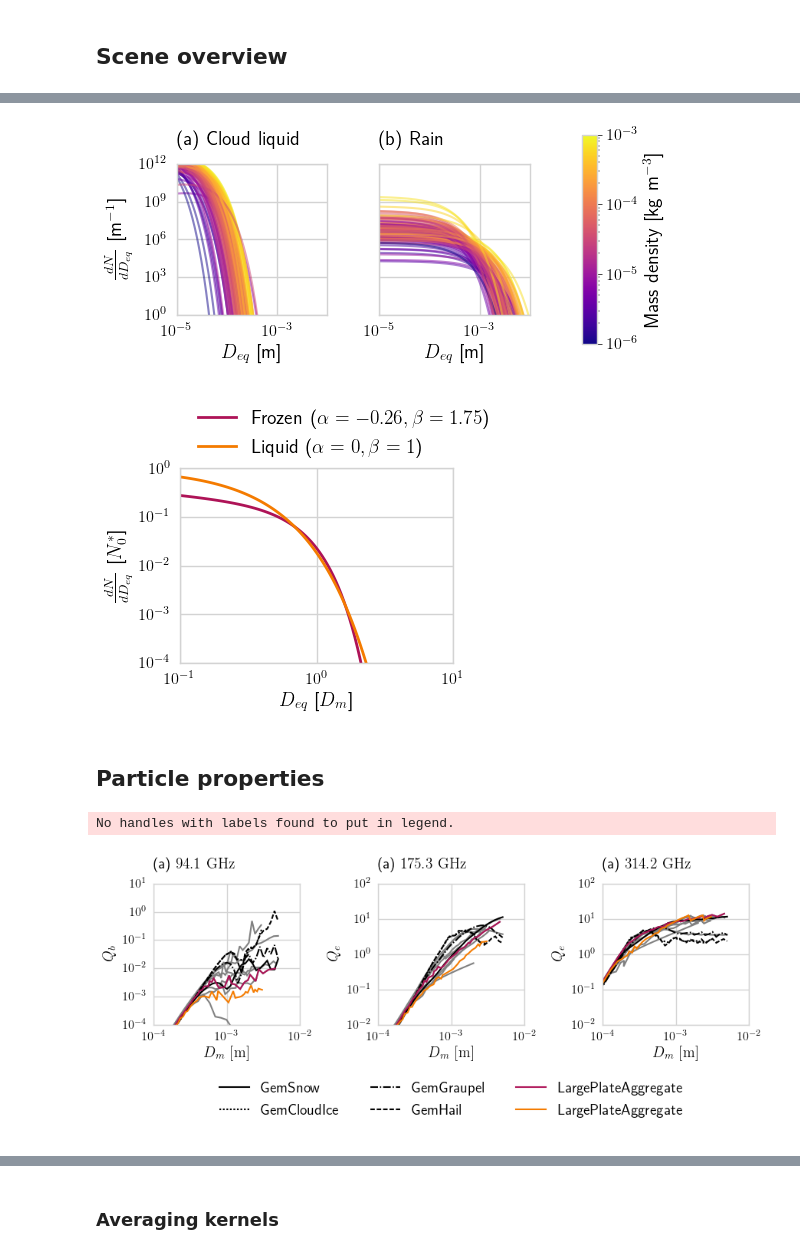
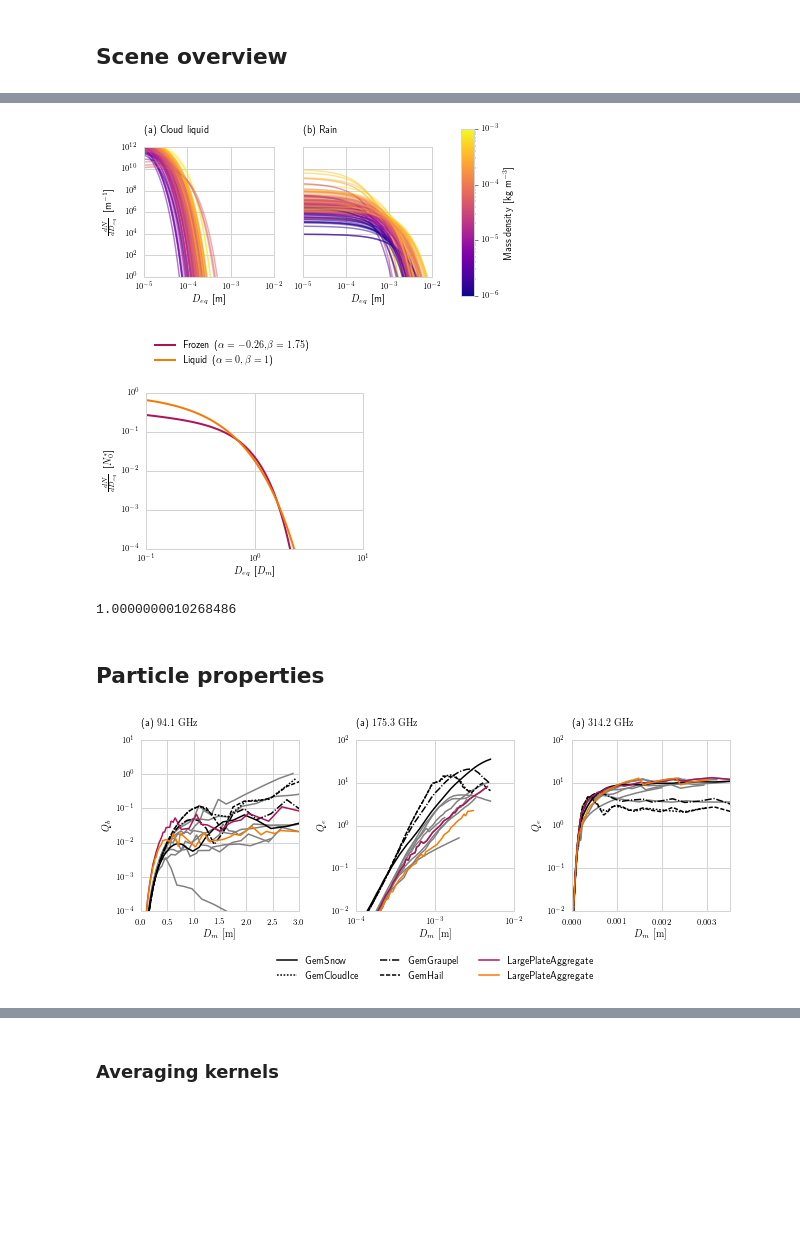
Before and after one commit to simonpf/mcrf, a Jupyter notebook: notebooks/liras/combined_results.ipynb, the cells around one changed output, grey strips where cells are left out. Saved outputs shown, nothing was run; the diff lists cells and outputs as text; code cells hidden in the pictures; blank space fills up the shorter version.

```diff
--- a/notebooks/liras/combined_results.ipynb
+++ b/notebooks/liras/combined_results.ipynb
@@ -166,7 +164,7 @@ for i, z in enumerate(hmcs[0]):
 #ax.set_title("(a) Scene 1", loc = "left")
 ax.set_ylim([0, 20])
 ax.set_ylabel("Altitude [km]")
-ax.set_xlabel("Latitude [$^\circ$]")
+ax.set_xlabel(r"Latitude [$^\circ \ \text{N}$]")
 
 
 #
@@ -395,7 +395,7 @@ plt.colorbar(sm, cax = ax, label = "Mass density [kg m$^{-3}$]")
 plt.tight_layout()
 f.savefig("../../plots/gem_psds_liquid.png", dpi = 300)
 # %% [output]
-[figure, old version]
+[figure, new version]
 # %%
 from matplotlib.cm import plasma
 from mcrf.liras import ice, rain
@@ -432,7 +432,19 @@ plt.tight_layout()
 
 f.savefig("../../plots/psds_retrieval.pdf", bbox_inches = "tight")
 # %% [output]
-[figure, old version]
+[figure, new version]
+# %%
+from arts.xml import load
+data = load("/home/simonpf/Dendrite/SSDB/ArtsScatDbase/ArtsScatDbase_v1.0.0/StandardHabits/FullSet/LargePlateAggregate.xml")
+d = data[0]
+theta = d.za_grid
+ff = d.pha_mat_data[0, 0, :, 0, 0, 0, 0]
+fi = np.trapz(np.sin(np.deg2rad(theta)) * ff * 2 * np.pi, x = np.deg2rad(theta))
+a = d.abs_vec_data[0, 0, 0, 0, 0]
+e = d.ext_mat_data[0, 0, 0, 0, 0]
+(e - a) / fi
+# %% [output]
+1.0000000010268486
 # %% [markdown]
 ## Particle properties
 # %%
@@ -462,7 +474,7 @@ for h in hs:
     e_3 = np.zeros(n)
 
     df = 1e13
-    f0 = 664
+    f0 = 94
     x = np.zeros(n)
     for i in range(n):
         i_f = np.argmin(np.abs(hb.data[i].f_grid - 94 * 1e9))
@@ -470,7 +482,10 @@ for h in hs:
         if (df2 < df):
             f = hb.data[i].f_grid[i_f]
             df = df2
-        x[i] = hb.data[i].pha_mat_data[i_f, -1, -1, 0, 0, 0, 0]
+        i_t = np.argmin(np.abs(hb.data[i].T_grid - 230))
+        x[i] = hb.data[i].pha_mat_data[i_f, i_t, -1, 0, 0, 0, 0]
+        tg = hb.data[i].za_grid
+
     bs_94[h] = x
     fs[h]["94"] = hb.data[i].f_grid[i_f]
 
@@ -482,11 +497,12 @@ for h in hs:
         if (df2 < df):
             f = hb.data[i].f_grid[i_f]
             df = df2
-        x[i] = hb.data[i].ext_mat_data[i_f, -1, 0, 0, 0]
+        i_t = np.argmin(np.abs(hb.data[i].T_grid - 230))
+        x[i] = hb.data[i].ext_mat_data[i_f, i_t, 0, 0, 0]
     ext_94[h] = x
 
     df = 1e13
-    f0 = 664
+    f0 = 183
     x = np.zeros(n)
     for i in range(n):
         i_f = np.argmin(np.abs(hb.data[i].f_grid - 183 * 1e9))
@@ -494,12 +510,13 @@ for h in hs:
         if (df2 < df):
             f = hb.data[i].f_grid[i_f]
             df = df2
-        x[i] = hb.data[i].ext_mat_data[i_f, -1, 0, 0, 0]
+        i_t = np.argmin(np.abs(hb.data[i].T_grid - 230))
+        x[i] = hb.data[i].ext_mat_data[i_f, i_t, 0, 0, 0]
     ext_183[h] = x
     fs[h]["183"] = hb.data[i].f_grid[i_f]
 
     df = 1e13
-    f0 = 664
+    f0 = 325
     x = np.zeros(n)
     for i in range(n):
         i_f = np.argmin(np.abs(hb.data[i].f_grid - 325 * 1e9))
@@ -538,11 +555,11 @@ gem_ls = ["-", ":", "-.", "--"]
 
 for h in hs_robin:
     hb = getattr(habits, h)
-    lbd = speed_of_light / (94 * 1e9)
+    lbd = speed_of_light / (94.1 * 1e9)
     x = np.pi * hb.de / lbd
-    x = hb.de
+    #x = hb.de
     ax_1.plot(x,
-              4 * bs_94[h] / (np.pi * hb.de ** 2),
+              4 * bs_94[h] / (hb.de ** 2),
               c = "grey")
     lbd = speed_of_light / (183 * 1e9)
     x = np.pi * hb.de / lbd
@@ -566,11 +583,10 @@ handles = []
 
 for i, h in enumerate(hs_gem):
     hb = getattr(habits, h)
-    lbd = speed_of_light / (183 * 1e9)
+    lbd = speed_of_light / (94.1 * 1e9)
     x = np.pi * hb.de / lbd
-    x = hb.de
     ax_1.plot(x,
-              4 * bs_94[h] / (np.pi * hb.de ** 2),
+              4 * bs_94[h] / (hb.de ** 2),
               c = "k",
               label = h,
              ls = gem_ls[i])
@@ -578,7 +594,7 @@ for i, h in enumerate(hs_gem):
     x = np.pi * hb.de / lbd
     x = hb.de
     handles += ax_2.plot(x,
-                         4 * ext_183[h] / (np.pi * hb.de ** 2),
+                         4 * ext_183[h] / (hb.de ** 2),
                          c = "k",
                          label = h,
                          ls = gem_ls[i])
@@ -602,11 +618,11 @@ for i, h in enumerate(hs_gem):
 
 for i, h in enumerate(hs_s):
     hb = getattr(habits, h)
-    lbd = speed_of_light / (664 * 1e9)
+    lbd = speed_of_light / (94.1 * 1e9)
     x = np.pi * hb.de / lbd
-    x = hb.de
+    #x = hb.de
     ax_1.plot(x,
-              4 * bs_94[h] / (np.pi * hb.de ** 2),
+              4 * np.pi * 4 * bs_94[h] / (np.pi * hb.de ** 2),
               label = h)
     lbd = speed_of_light / (183 * 1e9)
     x = np.pi * hb.de / lbd
@@ -628,11 +644,11 @@ for i, h in enumerate(hs_s):
     #          label = h)
 
 ax_1.set_yscale("log")
-ax_1.set_xscale("log")
+#ax_1.set_xscale("log")
 ax_1.set_xlabel(r"$D_m\ [\unit{m}]$")
 ax_1.set_ylabel("$Q_b$")
 ax_1.set_title(r"(a) ${:2}\ \unit{{GHz}}$".format(fs["LargePlateAggregate"]["94"] / 1e9), loc = "left")
-ax_1.set_xlim([1e-4, 1e-2])
+ax_1.set_xlim([0, 3])
 ax_1.set_ylim([1e-4, 1e1])
 
 ax_2.set_yscale("log")
@@ -640,36 +656,36 @@ ax_2.set_xscale("log")
 ax_2.set_xlim([1e-4, 1e-2])
 ax_2.set_ylim([1e-2, 1e2])
 ax_2.set_xlabel(r"$D_m\ [\unit{m}]$")
 ax_2.set_ylabel("$Q_e$")
 ax_2.set_title(r"(a) ${:2}\ \unit{{GHz}}$".format(fs["LargePlateAggregate"]["183"] / 1e9), loc = "left")
 
 ax_3.set_yscale("log")
-ax_3.set_xscale("log")
+#ax_3.set_xscale("log")
 ax_3.set_xlim([1e-4, 1e-2])
+ax_3.set_xlim([0, 3500e-6])
 ax_3.set_ylim([1e-2, 1e2])
 ax_3.set_xlabel(r"$D_m\ [\unit{m}]$")
 ax_3.set_ylabel("$Q_e$")
 ax_3.set_title(r"(c) $664\ \unit{GHz}$", loc = "left")
 ax_3.set_title(r"(a) ${:2}\ \unit{{GHz}}$".format(fs["LargePlateAggregate"]["325"] / 1e9), loc = "left")
 
 ax_l = plt.subplot(gs[1, :])
 ax_l.set_axis_off()
 ax_l.legend(handles = handles,
             labels = labels,
             loc = "center",
             ncol = 3)
 
 ax.legend()
 
 ax.set_xscale("log")
 ax.set_yscale("log")
 
 plt.tight_layout()
 f.savefig("../../plots/particle_properties.pdf",
           bbox_inches = "tight")
 # %% [output]
-No handles with labels found to put in legend.
-[figure, old version]
+[figure, new version]
 # %%
 from matplotlib.gridspec import GridSpec
 from scipy.constants import speed_of_light
```
Also changed, not shown: parts of 27 cells of this notebook, 15 other files.
